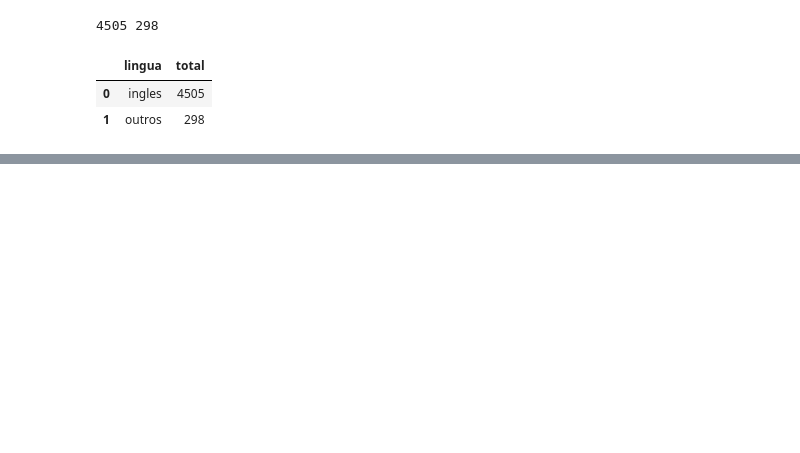
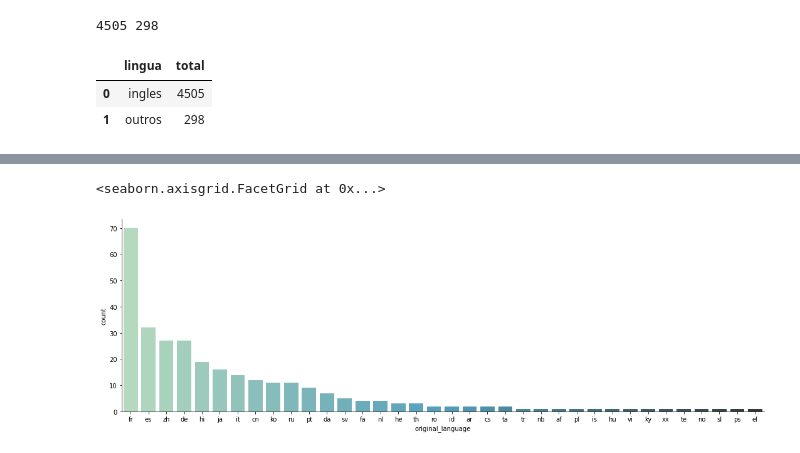
Before and after one commit to J-Neto/distribuicao-notas-analise-exploratoria, a Jupyter notebook: dist-notas-tmdb.ipynb, the cells around one changed output, grey strips where cells are left out. Saved outputs shown, nothing was run; the diff lists cells and outputs as text; code cells hidden in the pictures; blank space fills up the shorter version.

```diff
--- a/dist-notas-tmdb.ipynb
+++ b/dist-notas-tmdb.ipynb
@@ -97,0 +112,5 @@ plt.pie(dados["total"], explode=explode, labels=dados["lingua"], autopct="%1.1f%
+# %%
+# Pegando total de outros filmes com exceção de inglês
+
+total_por_lingua_de_outros_filmes = tmdb.query("original_language != 'en'").original_language.value_counts()
+total_por_lingua_de_outros_filmes
@@ -97,0 +135,9 @@ plt.pie(dados["total"], explode=explode, labels=dados["lingua"], autopct="%1.1f%
+# %%
+# Pegando outros filmes com exceção de inglês
+filmes_sem_lingua_original_em_ingles = tmdb.query("original_language != 'en'")
+# %%
+# Plotando de maneira mais agradável
+sns.catplot(x="original_language", kind="count", data=filmes_sem_lingua_original_em_ingles, aspect=3, order=total_por_lingua_de_outros_filmes.index, palette="GnBu_d")
+# %% [output]
+<seaborn.axisgrid.FacetGrid at 0x...>
+[figure, added]
```
Also changed, not shown: parts of 6 cells of this notebook.
